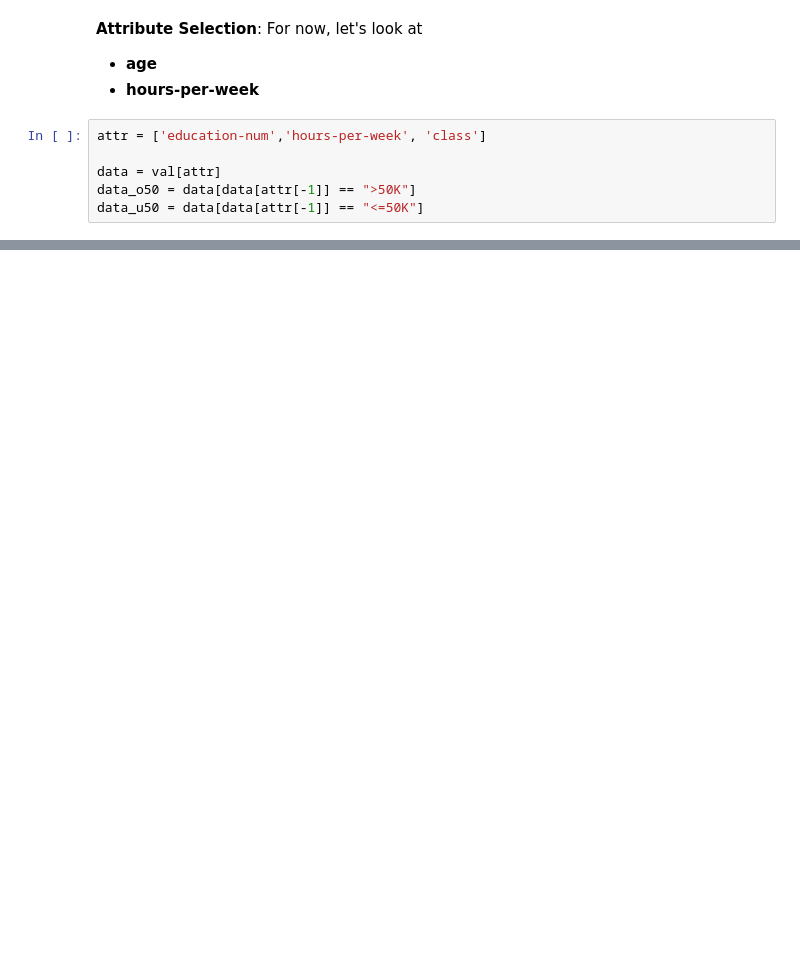
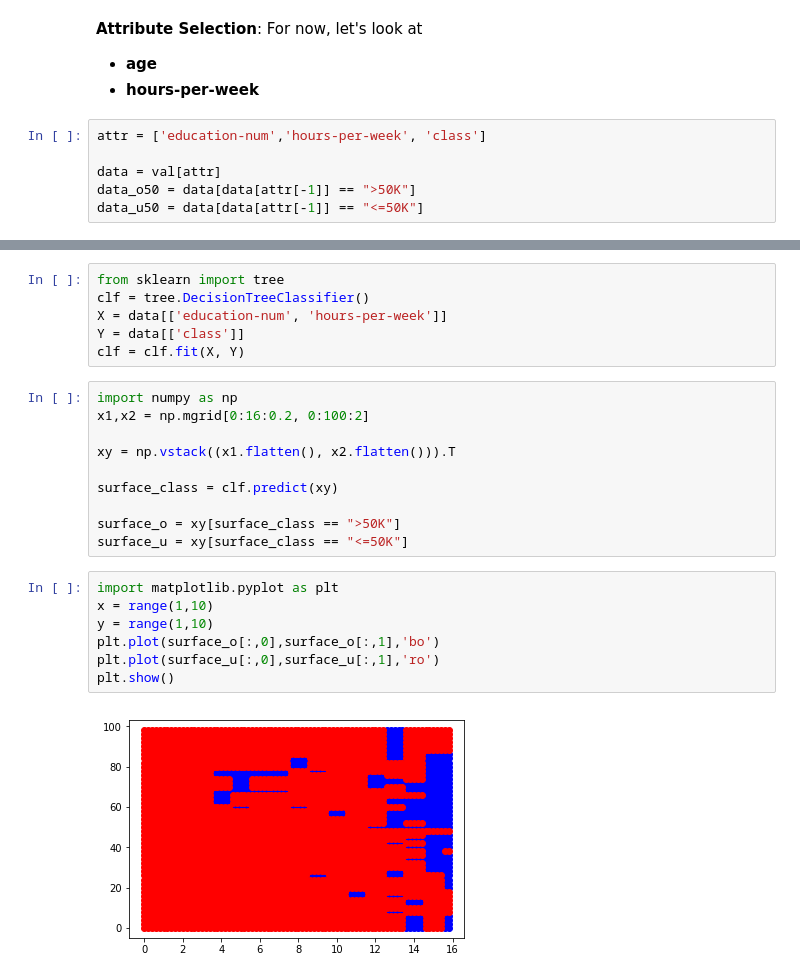
Before and after one commit to CodeEd-eV/ML-01-Decision-Tree, a Jupyter notebook: 00-introduction.ipynb, the cells around one changed output, grey strips where cells are left out. Saved outputs shown, nothing was run; the diff lists cells and outputs as text; blank space fills up the shorter version.

```diff
--- a/00-introduction.ipynb
+++ b/00-introduction.ipynb
@@ -123,0 +162,25 @@ plt.show()
+# %%
+from sklearn import tree
+clf = tree.DecisionTreeClassifier()
+X = data[['education-num', 'hours-per-week']]
+Y = data[['class']]
+clf = clf.fit(X, Y)
+# %%
+import numpy as np
+x1,x2 = np.mgrid[0:16:0.2, 0:100:2]
+
+xy = np.vstack((x1.flatten(), x2.flatten())).T
+
+surface_class = clf.predict(xy)
+
+surface_o = xy[surface_class == ">50K"]
+surface_u = xy[surface_class == "<=50K"]
+# %%
+import matplotlib.pyplot as plt
+x = range(1,10)
+y = range(1,10)
+plt.plot(surface_o[:,0],surface_o[:,1],'bo')
+plt.plot(surface_u[:,0],surface_u[:,1],'ro')
+plt.show()
+# %% [output]
+[figure, added]
```
Also changed, not shown: parts of 6 cells of this notebook.
